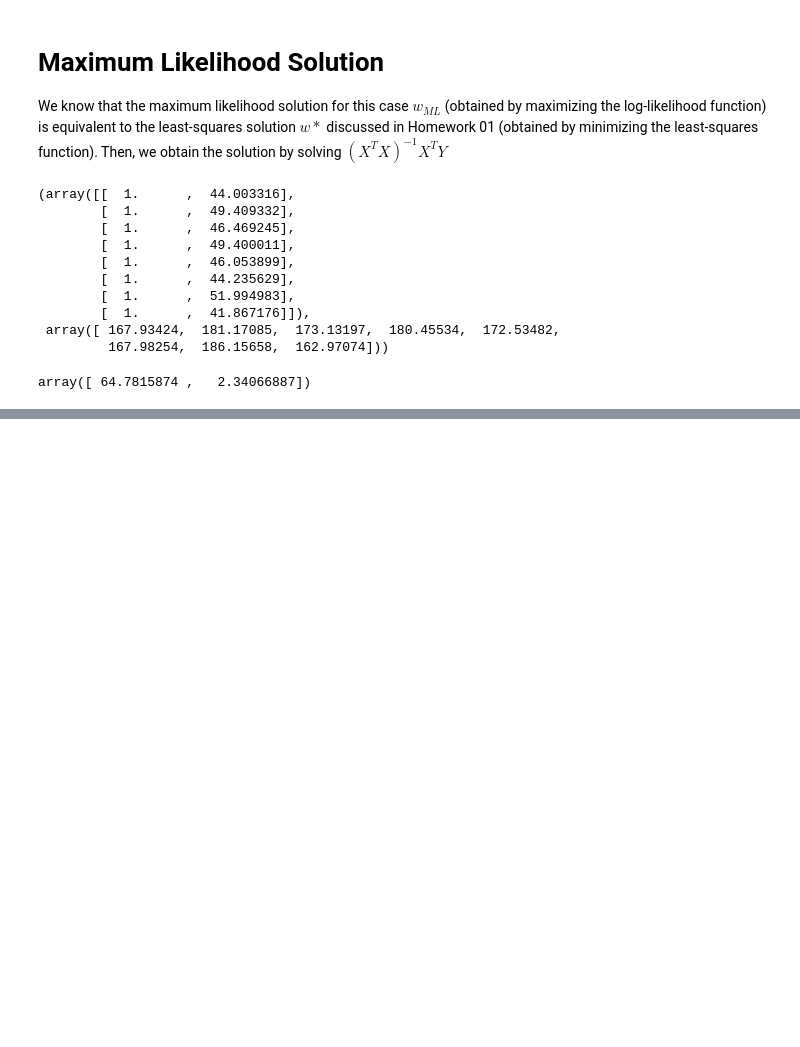
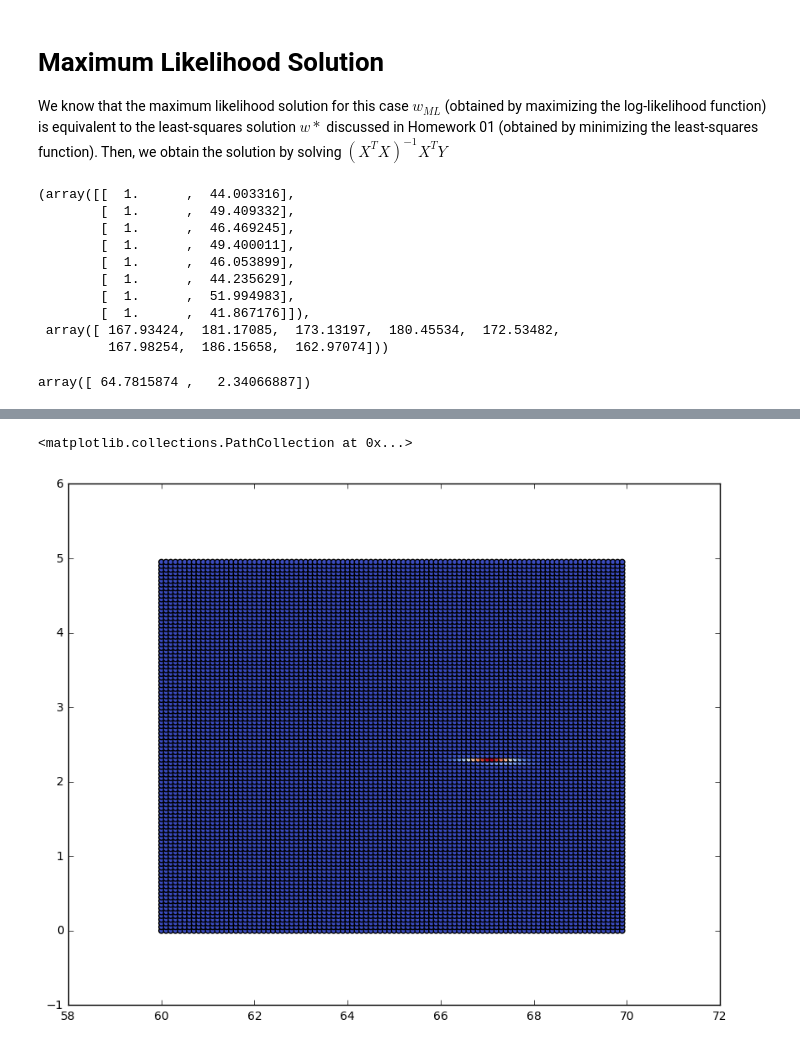
Before and after one commit to phgcarva/atai-notebooks-machine-learning, a Jupyter notebook: 05 - Bayesian Regression/Exercise 01.ipynb, the cells around one changed output, grey strips where cells are left out. Cells and saved outputs as stored; diff of their text form; code cells hidden in the pictures; blank space fills up the shorter version.

```diff
--- a/05 - Bayesian Regression/Exercise 01.ipynb
+++ b/05 - Bayesian Regression/Exercise 01.ipynb
@@ -99,0 +115,15 @@ cov = mse(df[0].values, df[1].values, np.array([n, m]))
+# %%
+def cov_posteriori(cov_prior, phi, beta_ml):
+    # computes (S0ˆ-1 + beta*phi^T*phi)ˆ-1
+    invcov = np.linalg.inv(cov_prior)
+    phitphi = np.dot(np.transpose(phi), phi)
+    plus = np.dot(beta_ml, phitphi)
+    return np.linalg.inv(invcov + plus)
+
+def w_posteriori(phi, t, cov_prior, mean_prior, cov_posteriori, beta_ml):
+    # computes Sn*(S0^-1 * m0 + beta*phi^T*t)
+    prior_factor = np.dot(np.linalg.inv(cov_prior), mean_prior)
+    betaphi = np.dot(beta_ml, np.transpose(phi))
+    betaphi_t = np.dot(betaphi, t)
+    parenthesis = prior_factor + betaphi_t
+    return np.dot(cov_posteriori, parenthesis)
@@ -99,0 +140,9 @@ cov = mse(df[0].values, df[1].values, np.array([n, m]))
+# %%
+x = np.array([(x,y) for x in np.arange(60, 70, 0.1) for y in np.arange(0, 5, 0.05)])
+dist = stats.multivariate_normal.pdf(x, mean=wp, cov=cp)
+
+plt.figure(figsize=(10,8))
+plt.scatter([p[0] for p in x], [p[1] for p in x], c=dist, cmap=mpl.cm.coolwarm)
+# %% [output]
+<matplotlib.collections.PathCollection at 0x...>
+[figure, added]
```
Also changed, not shown: parts of 14 cells of this notebook.
